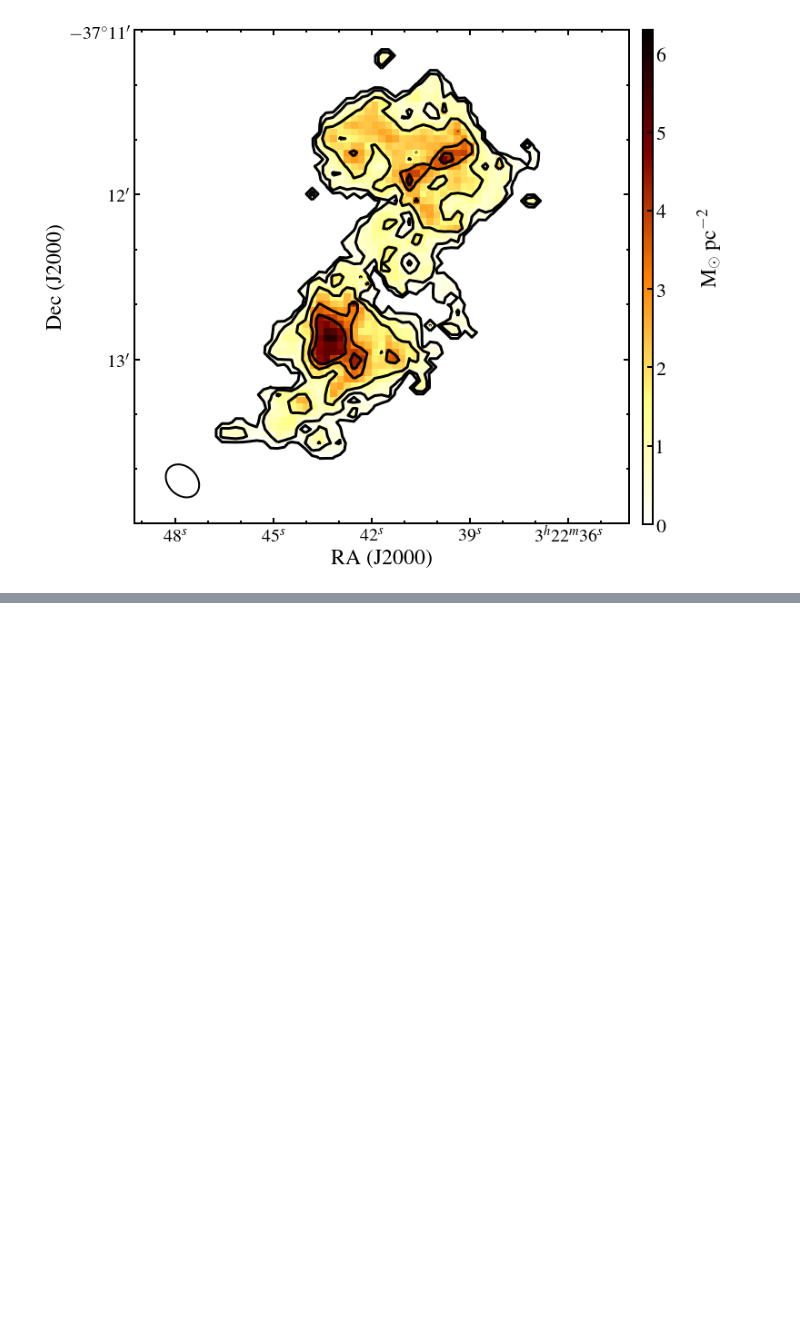
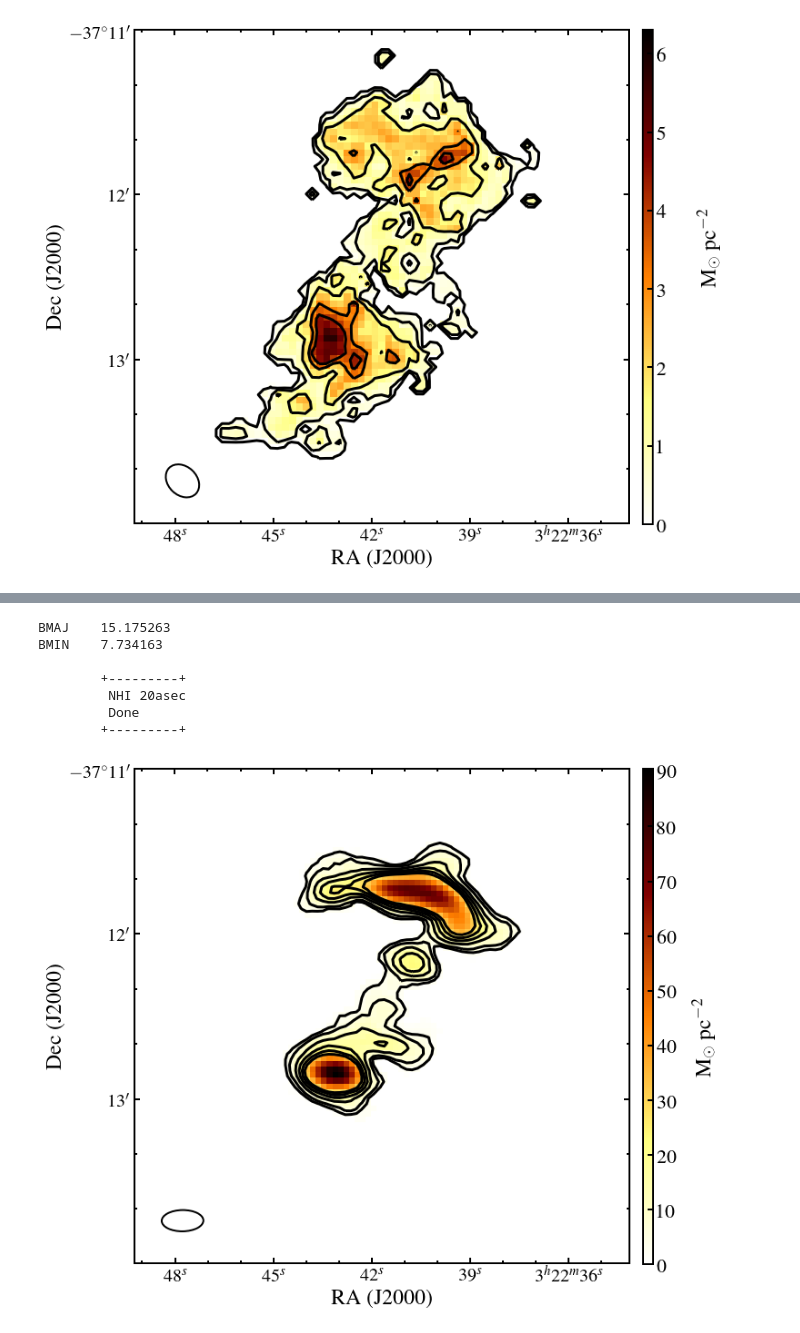
Before and after one commit to Fil8/ctrHI, a Jupyter notebook: Moments.ipynb, the cells around one changed output, grey strips where cells are left out. Cells and saved outputs as stored; diff of their text form; code cells hidden in the pictures; blank space fills up the shorter version.

```diff
--- a/Moments.ipynb
+++ b/Moments.ipynb
@@ -588,0 +654,57 @@ BMIN    10.426125
+# %%
+#----------------------#
+# surface brightness 20asec
+#----------------------#
+
+outPlot_20asec = plotDir+'surfBright_CO_kana.pdf'
+imageName = mhiCOKana
+fig = plt.figure()
+
+f22 = fits.getdata(imageName, ext=0)
+h22 = fits.getheader(imageName, ext=0)
+
+img = plt.imshow(f22, cmap="afmhot_r",vmin=-0.001,vmax=+90.5)
+plt.gca().set_visible(False)
+cax = plt.axes([0.912, 0.124, 0.015, 0.755])
+cbar = plt.colorbar(cax=cax,ticks = [0,10,20,30,40,50,60,70,80,90],
+                    orientation='vertical', format='%.0f')
+ax = cbar.ax
+ax.text(5.2,0.5,r'M$_\odot$ pc$^{-2}$',rotation=90)
+
+f1 = aplpy.FITSFigure(imageName, figure=fig)
+f1.set_theme('publication')
+
+f1.frame.set_linewidth(2)
+
+f1.recenter(FA_radeg,FA_decdeg,width=0.05,height=0.05)
+f1.show_colorscale(aspect='equal', cmap='afmhot_r',stretch = 'linear',vmin=-0.001,vmax=+90.5)
+
+f1.show_contour(imageName,levels=[3,6,12,18,24,30], colors='black')
+
+f1.show_ellipses(BeamRa, BeamDec, h22['BMAJ'], h22['BMIN'], angle=h22['BPA']-90, edgecolor='black',linewidth=2 )
+
+
+f1.axis_labels.set_font( weight='book',size='medium',
+                         stretch='normal', family='serif',
+                         style='normal', variant='normal')
+f1.axis_labels.set_xtext('RA (J2000)')
+f1.axis_labels.set_ytext('Dec (J2000)')
+f1.tick_labels.set_xformat('hh:mm:ss')
+f1.tick_labels.set_yformat('dd:mm')
+f1.tick_labels.set_font( weight='book', size='small',
+                         stretch='normal', family='serif',
+                         style='normal', variant='normal')
+f1.ticks.set_color('k')
+f1.ticks.set_length(6)  # points
+f1.ticks.set_linewidth(2)  # points
+f1.ticks.set_minor_frequency(3)
+f1.ticks.show()
+
+fig.savefig(outPlot_20asec,format='pdf',dpi=300,bbox_inches='tight',transparent=False,overwrite=True)
+
+
+print('BMAJ\t{0:f}'.format(h22['BMAJ']*3600.))
+print('BMIN\t{0:f}'.format(h22['BMIN']*3600.))
+
+print '''\n\t+---------+\n\t NHI 20asec\n\t Done\n\t+---------+'''
+# %% [output]
@@ -588,0 +715,8 @@ BMIN    10.426125
+BMAJ    15.175263
+BMIN    7.734163
+
+        +---------+
+         NHI 20asec
+         Done
+        +---------+
+[figure, added]
```
Also changed, not shown: parts of 5 cells of this notebook, 10 other files.
